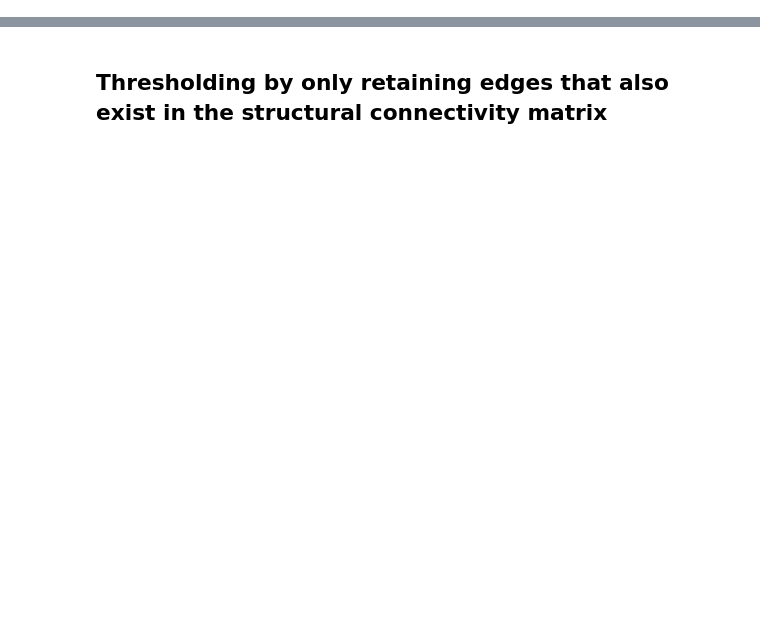
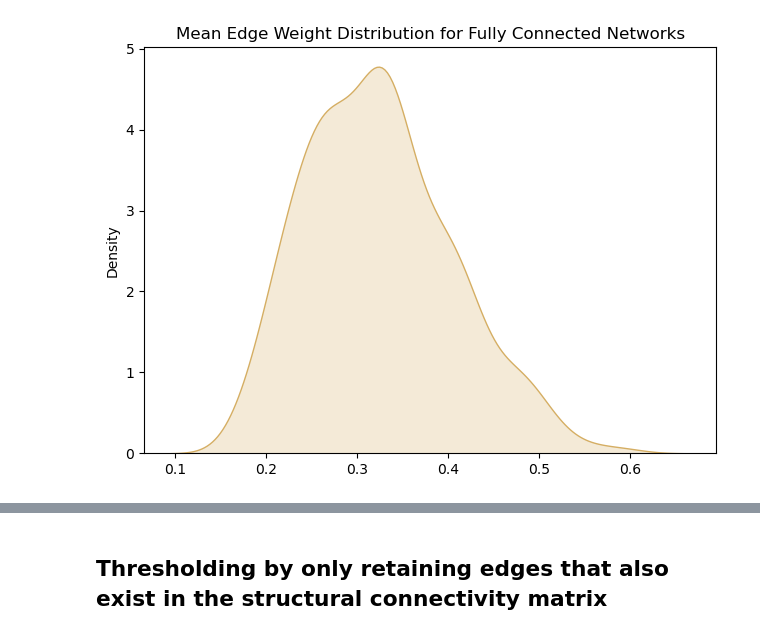
Before and after one commit to i-levy/network-science-final, a Jupyter notebook: threshold_testing_v1.ipynb, the cells around one changed output, grey strips where cells are left out. Saved outputs shown, nothing was run; the diff lists cells and outputs as text; code cells hidden in the pictures; blank space fills up the shorter version.

```diff
--- a/threshold_testing_v1.ipynb
+++ b/threshold_testing_v1.ipynb
@@ -31,0 +63,7 @@ stacked = np.stack(all_subs)
+# %%
+means = []
+for i in range(len(stacked)):
+    arr = stacked[i]
+    upper_tri = arr[np.triu_indices_from(arr, k=1)]
+    connectivity = upper_tri[upper_tri > 0].mean()
+    means.append(connectivity)
@@ -31,0 +83,9 @@ stacked = np.stack(all_subs)
+# %%
+fig, ax = plt.subplots()
+sns.kdeplot(means, color='#D5AE63', fill=True)
+#ax.axvline(x=np.mean(means), color='#D5AE63')
+plt.title('Mean Edge Weight Distribution for Fully Connected Networks')
+plt.tight_layout()
+plt.show()
+# %% [output]
+[figure, added]
```
Also changed, not shown: parts of 28 cells of this notebook, 20 other files.
